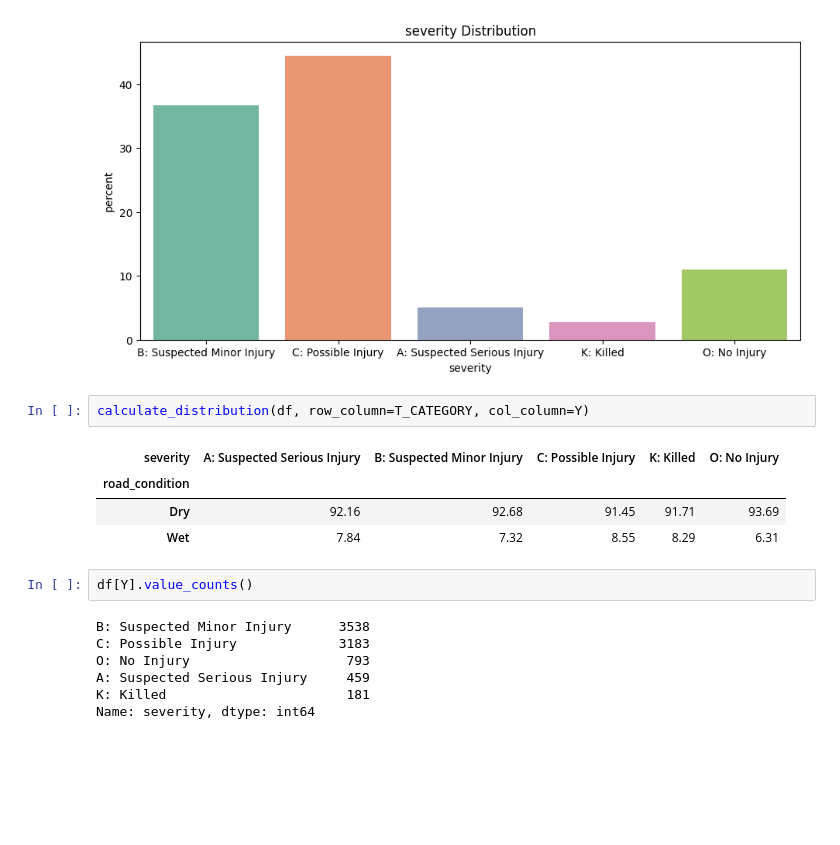
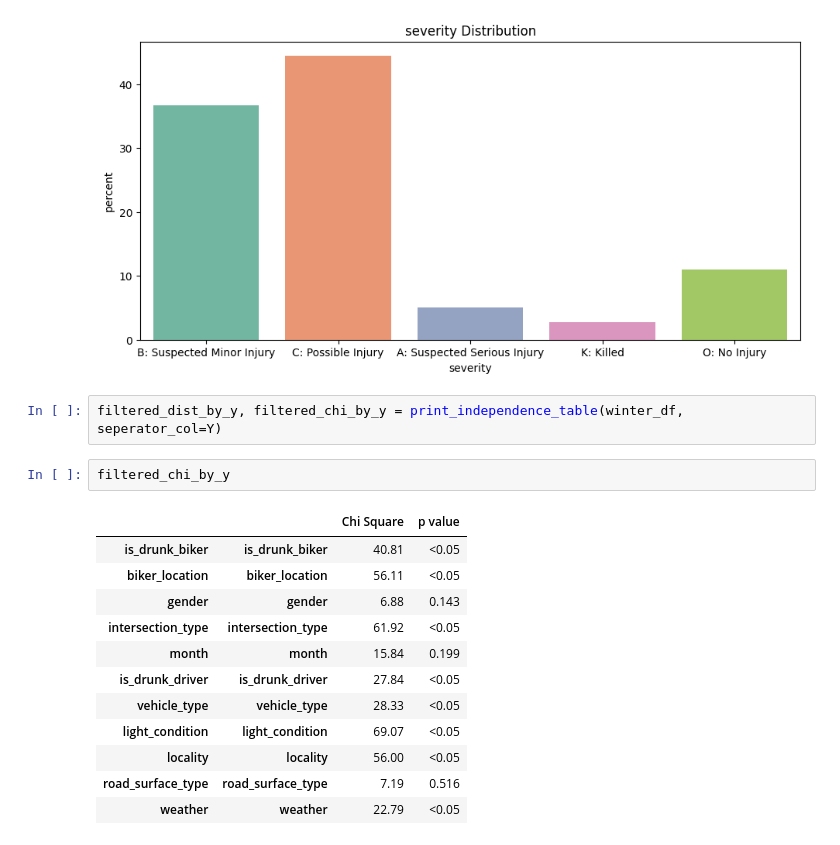
Before and after one commit to maayan-aytek/BikeCrashCausalInference, a Jupyter notebook: EDA.ipynb, the cells around one changed output. Drawn from its saved outputs; the diff is of its cells as text; blank space fills up the shorter version.

```diff
--- a/EDA.ipynb
+++ b/EDA.ipynb
@@ -222,19 +212,20 @@ plot_categorical_distribution(winter_df, Y, stat="percent", figsize=(11,5))
 # %% [output]
 [figure]
 [figure]
-# %%
-calculate_distribution(df, row_column=T_CATEGORY, col_column=Y)
-# %% [output]
-| severity | A: Suspected Serious Injury | B: Suspected Minor Injury | C: Possible Injury | K: Killed | O: No Injury |
-| road_condition |  |  |  |  |  |
-| Dry | 92.16 | 92.68 | 91.45 | 91.71 | 93.69 |
-| Wet | 7.84 | 7.32 | 8.55 | 8.29 | 6.31 |
-# %%
-df[Y].value_counts()
-# %% [output]
-B: Suspected Minor Injury      3538
-C: Possible Injury             3183
-O: No Injury                    793
-A: Suspected Serious Injury     459
-K: Killed                       181
-Name: severity, dtype: int64
+# %%
+filtered_dist_by_y, filtered_chi_by_y = print_independence_table(winter_df, seperator_col=Y)
+# %%
+filtered_chi_by_y
+# %% [output]
+|  |  | Chi Square | p value |
+| is_drunk_biker | is_drunk_biker | 40.81 | <0.05 |
+| biker_location | biker_location | 56.11 | <0.05 |
+| gender | gender | 6.88 | 0.143 |
+| intersection_type | intersection_type | 61.92 | <0.05 |
+| month | month | 15.84 | 0.199 |
+| is_drunk_driver | is_drunk_driver | 27.84 | <0.05 |
+| vehicle_type | vehicle_type | 28.33 | <0.05 |
+| light_condition | light_condition | 69.07 | <0.05 |
+| locality | locality | 56.00 | <0.05 |
+| road_surface_type | road_surface_type | 7.19 | 0.516 |
+| weather | weather | 22.79 | <0.05 |
```
Also changed, not shown: parts of 3 cells of this notebook, 5 other files.
